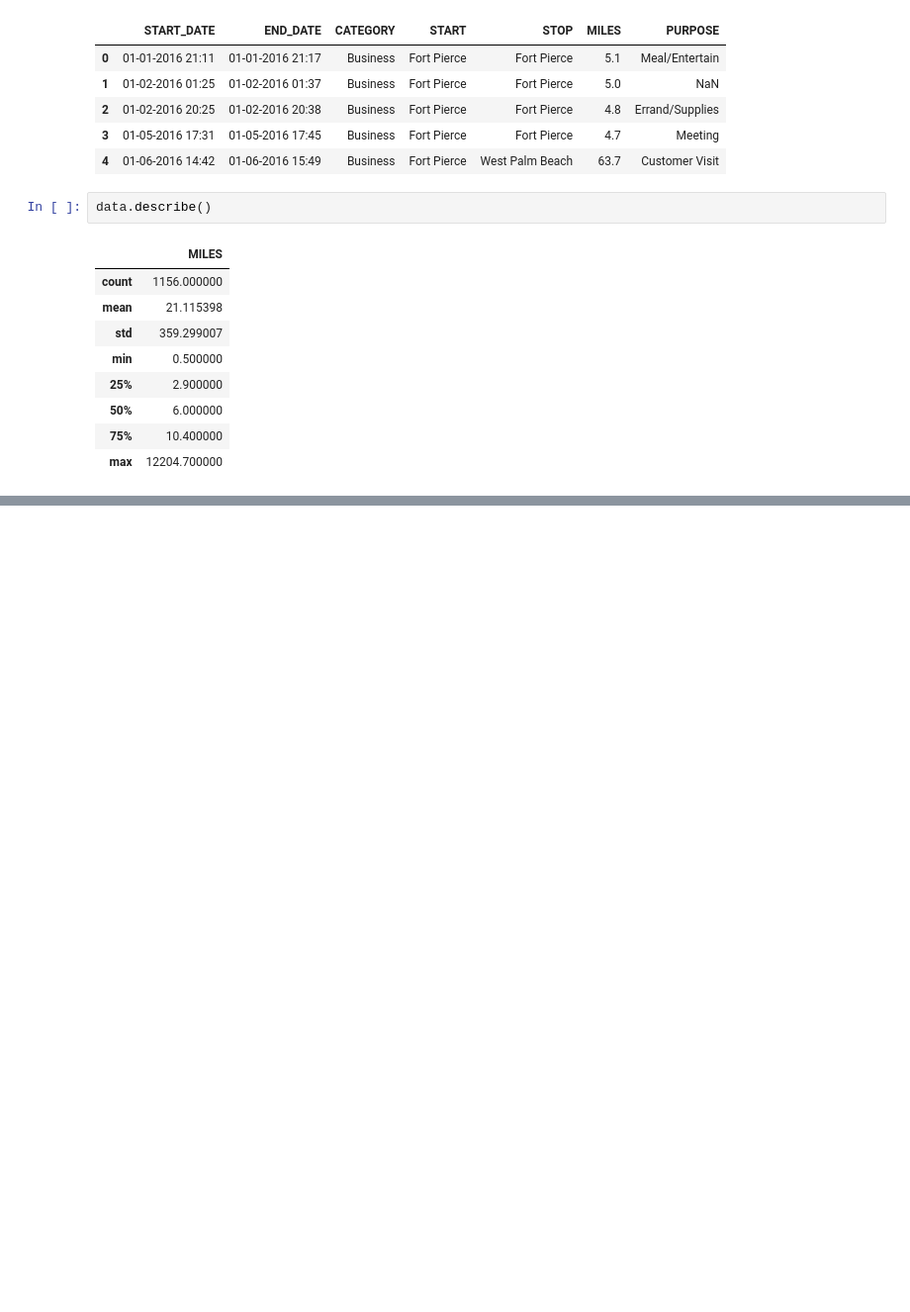
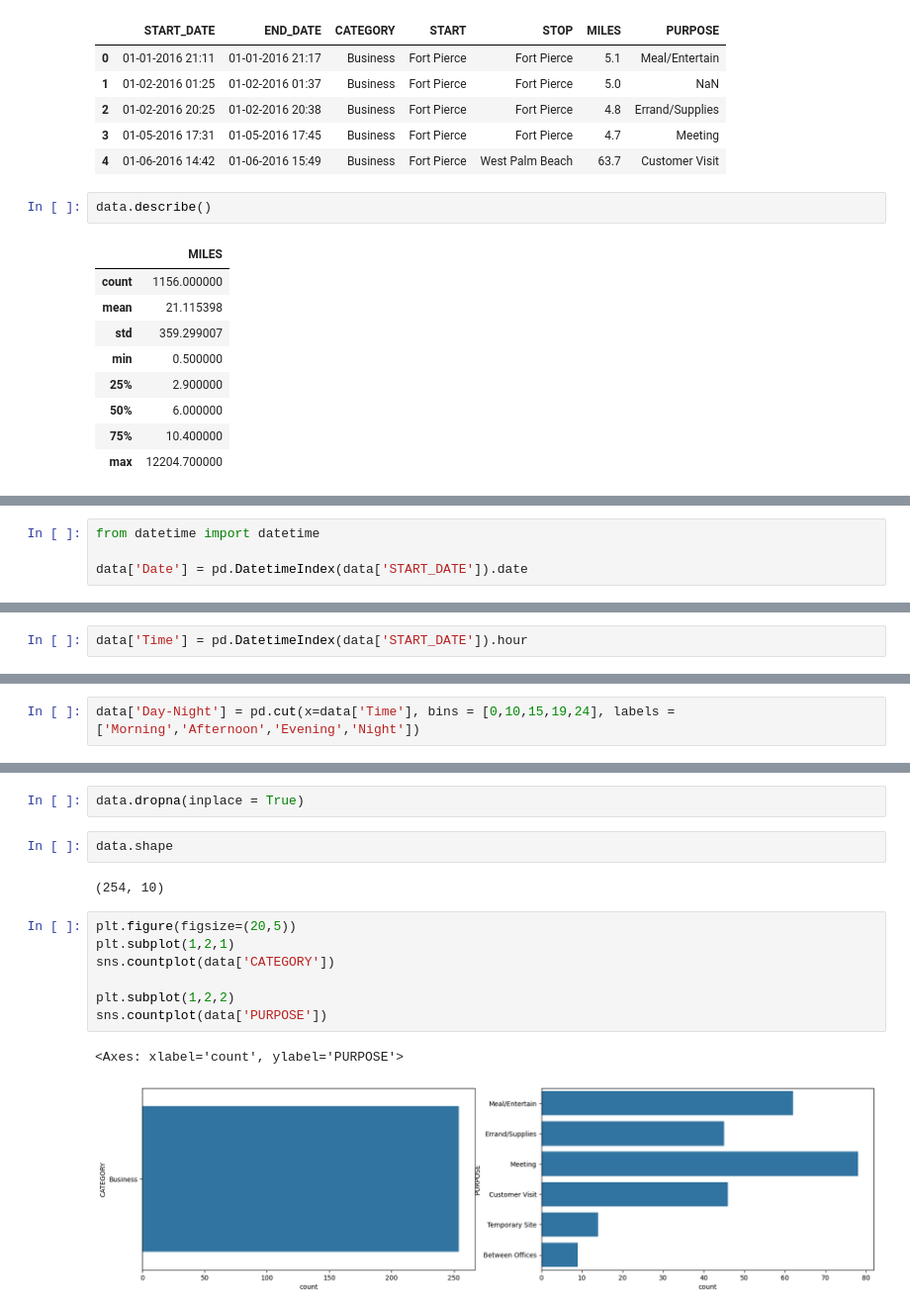
Before and after one commit to Kabyik-Kayal/DATA-ANALYSIS-PROJECTS, a Jupyter notebook: Uber/data_analysis.ipynb, the cells around one changed output, grey strips where cells are left out. Shown at 99% size. Drawn from its saved outputs; the diff is of its cells as text; blank space fills up the shorter version.

Commit message:
added EDA for Uber Data

```diff
--- a/Uber/data_analysis.ipynb
+++ b/Uber/data_analysis.ipynb
@@ -47,0 +67,4 @@ data.describe()
+# %%
+from datetime import datetime
+
+data['Date'] = pd.DatetimeIndex(data['START_DATE']).date
@@ -47,0 +80,2 @@ data.describe()
+# %%
+data['Time'] = pd.DatetimeIndex(data['START_DATE']).hour
@@ -47,0 +91,2 @@ data.describe()
+# %%
+data['Day-Night'] = pd.cut(x=data['Time'], bins = [0,10,15,19,24], labels = ['Morning','Afternoon','Evening','Night'])
@@ -47,0 +102,16 @@ data.describe()
+# %%
+data.dropna(inplace = True)
+# %%
+data.shape
+# %% [output]
+(254, 10)
+# %%
+plt.figure(figsize=(20,5))
+plt.subplot(1,2,1)
+sns.countplot(data['CATEGORY'])
+
+plt.subplot(1,2,2)
+sns.countplot(data['PURPOSE'])
+# %% [output]
+<Axes: xlabel='count', ylabel='PURPOSE'>
+[figure, added]
```
Also changed, not shown: parts of 19 cells of this notebook.
